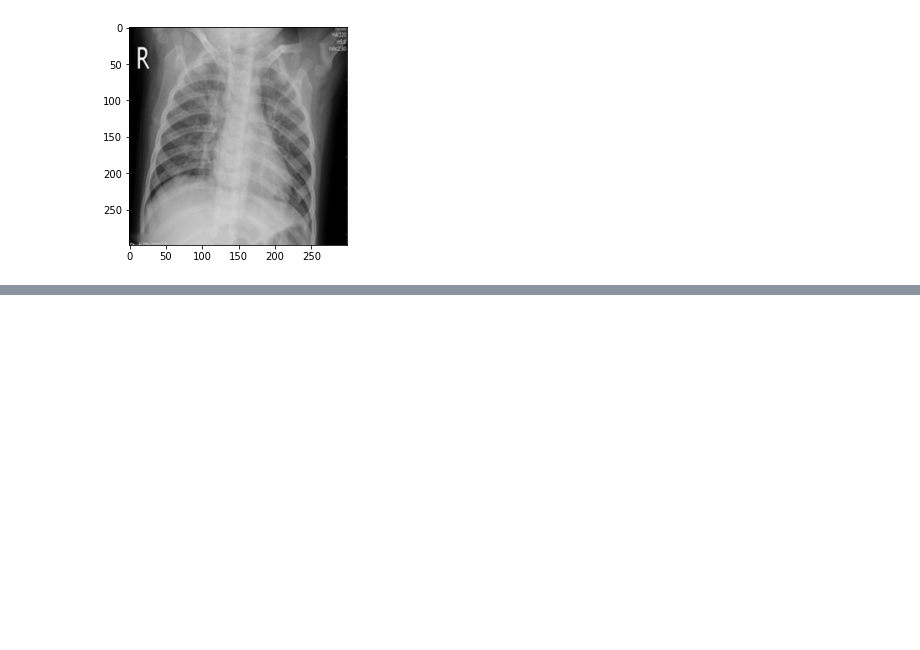
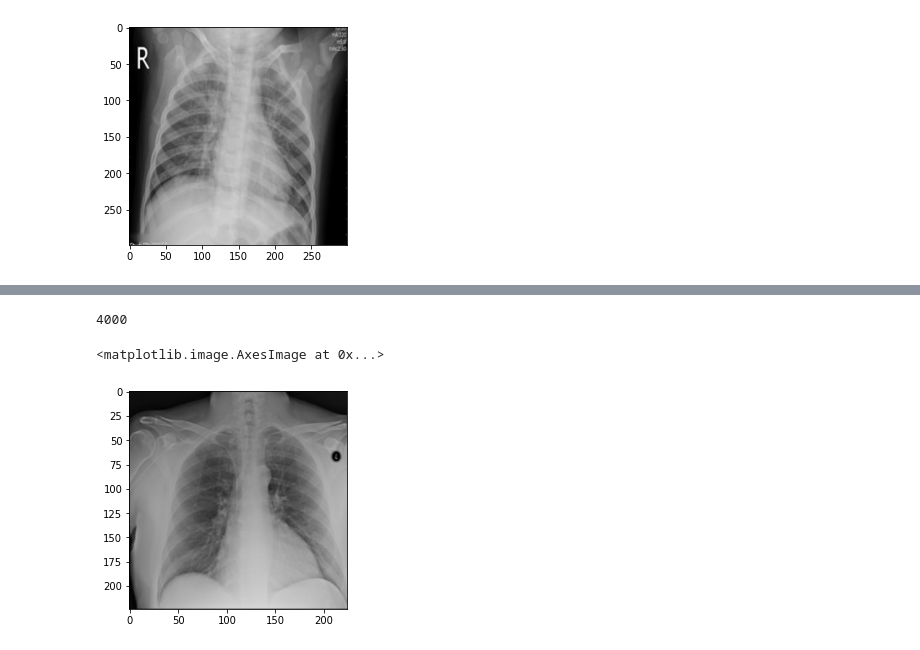
Before and after one commit to brainmentorspvtltd/MSIT_ML_Dec_21, a Jupyter notebook: CovidXRayClassification.ipynb, the cells around one changed output, grey strips where cells are left out. Drawn from its saved outputs; the diff is of its cells as text; code cells hidden in the pictures; blank space fills up the shorter version.

```diff
--- a/CovidXRayClassification.ipynb
+++ b/CovidXRayClassification.ipynb
@@ -64,0 +98,2 @@ plt.imshow(penumonia)
+# %%
+normal_images_url = glob.glob("COVID-19_Radiography_Dataset/Normal/*.png")
@@ -64,0 +104,19 @@ plt.imshow(penumonia)
+# %%
+normal_images_url = normal_images_url[:4000]
+# %%
+len(normal_images_url)
+# %% [output]
+4000
+# %%
+def load_data(urls,lab):
+  features = []
+  labels = []
+  for i in range(len(urls)):
+    img = cv2.imread(urls[i])
+    img = cv2.resize(img, (224,224))
+    # because we are applying VGG19, and it takes input in 224,224 dimension
+    features.append(img)
+    labels.append(lab)
+  return features, labels
+# %%
+normal_images, normal_labels = load_data(normal_images_url,0)
@@ -64,0 +127,5 @@ plt.imshow(penumonia)
+# %%
+plt.imshow(normal_images[0])
+# %% [output]
+<matplotlib.image.AxesImage at 0x...>
+[figure, added]
```
Also changed, not shown: parts of 32 cells of this notebook.
